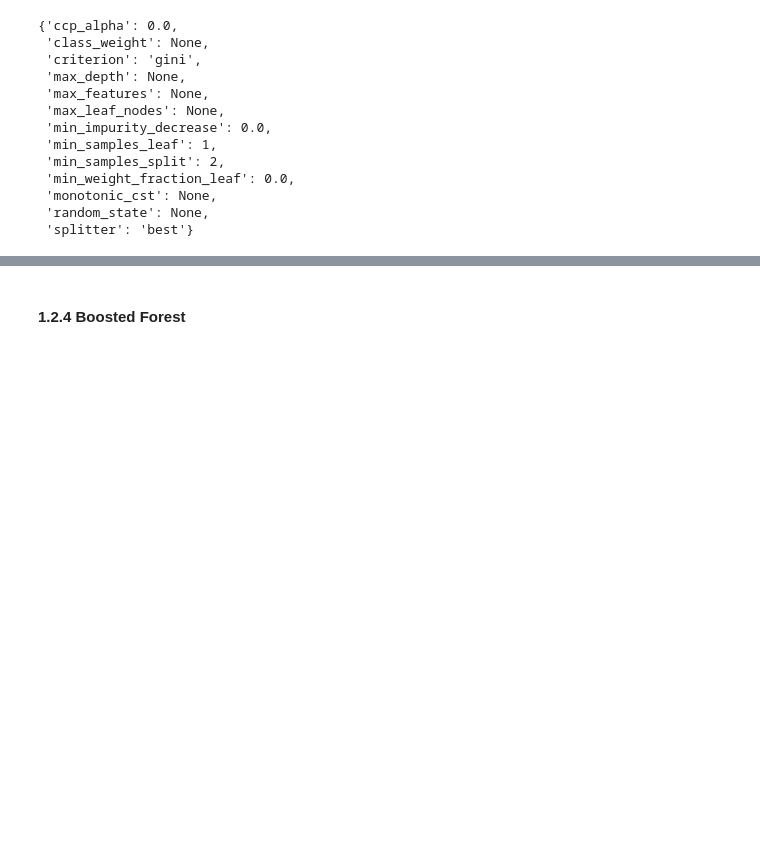
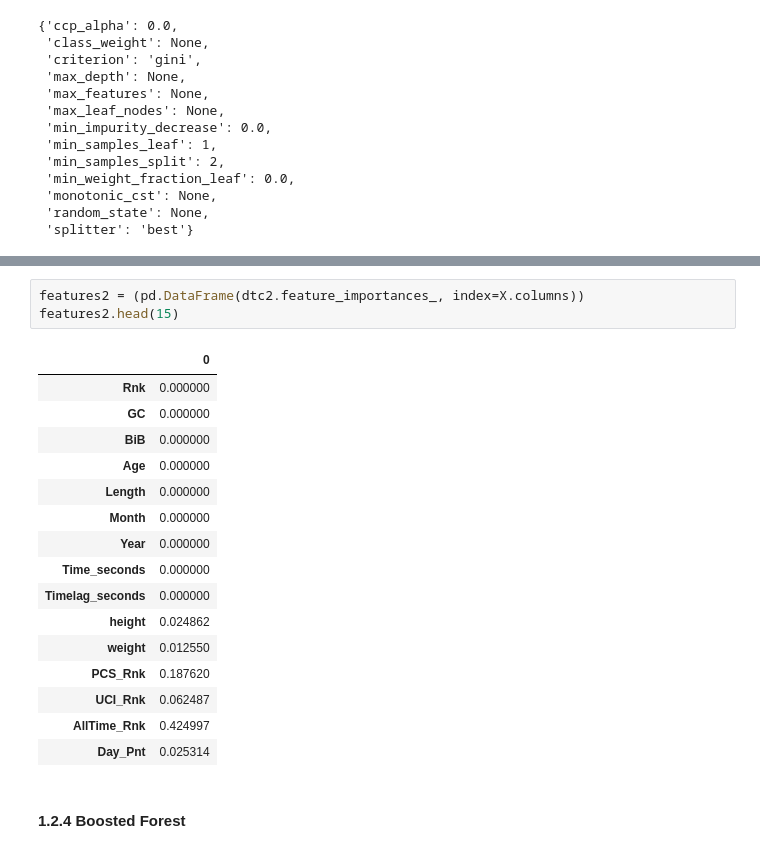
Before and after one commit to thmaz/DatSci_PI7-1, a Jupyter notebook: pi7-3.ipynb, the cells around one changed output, grey strips where cells are left out. Cells and saved outputs as stored; diff of their text form; blank space fills up the shorter version.

```diff
--- a/pi7-3.ipynb
+++ b/pi7-3.ipynb
@@ -394,3 +486,23 @@ ValueError: could not convert string to float: 'BURGHARDT Marcus'
+# %%
+features2 = (pd.DataFrame(dtc2.feature_importances_, index=X.columns))
+features2.head(15)
+# %% [output]
+|  | 0 |
+| Rnk | 0.000000 |
+| GC | 0.000000 |
+| BiB | 0.000000 |
+| Age | 0.000000 |
+| Length | 0.000000 |
+| Month | 0.000000 |
+| Year | 0.000000 |
+| Time_seconds | 0.000000 |
+| Timelag_seconds | 0.000000 |
+| height | 0.024862 |
+| weight | 0.012550 |
+| PCS_Rnk | 0.187620 |
+| UCI_Rnk | 0.062487 |
+| AllTime_Rnk | 0.424997 |
+| Day_Pnt | 0.025314 |
 # %% [markdown]
 #### 1.2.4 Boosted Forest
 # %% [markdown]
```
Also changed, not shown: parts of 14 cells of this notebook.
